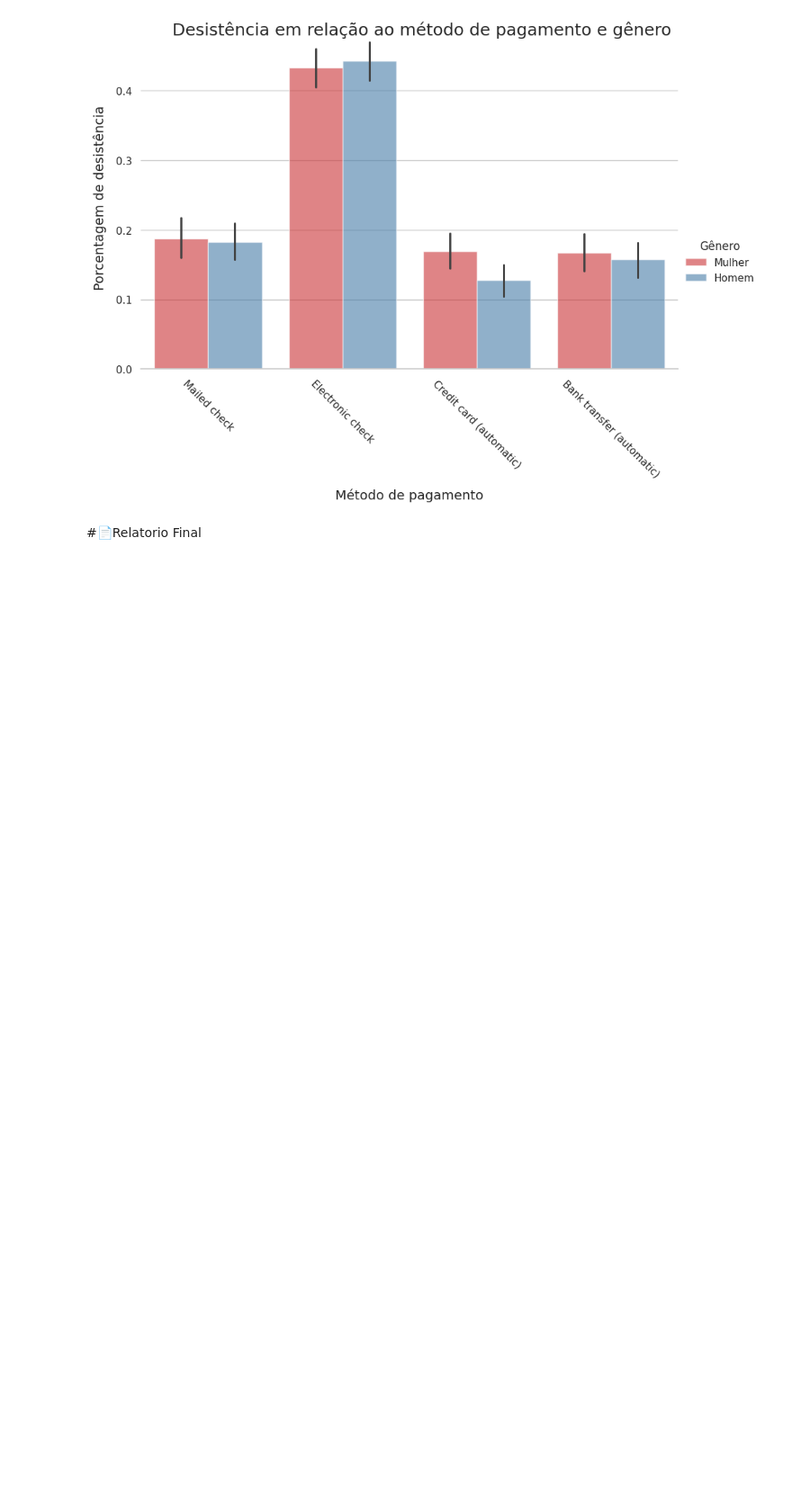
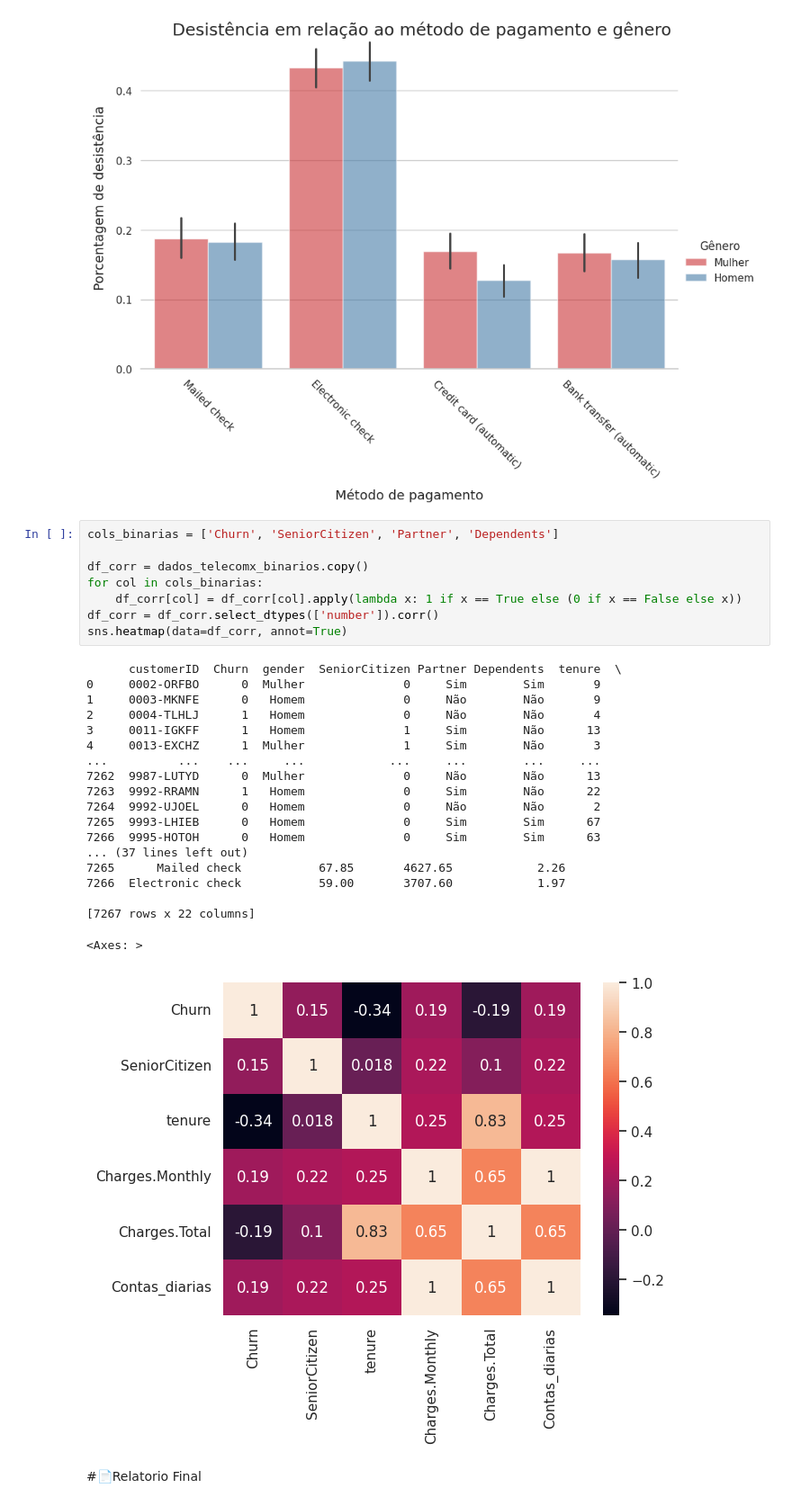
Before and after one commit to GuilhermeFernandez/AluraStore, a Jupyter notebook: TelecomX_BR.ipynb, the cells around one changed output. Shown at 90% size. Saved outputs shown, nothing was run; the diff lists cells and outputs as text; blank space fills up the shorter version.

Commit message:
Adicionado corr() com variáveis binárias

```diff
--- a/TelecomX_BR.ipynb
+++ b/TelecomX_BR.ipynb
@@ -246,6 +242,34 @@ p.despine(left=True)
 plt.show()
 # %% [output]
 [figure]
+# %%
+cols_binarias = ['Churn', 'SeniorCitizen', 'Partner', 'Dependents']
+
+df_corr = dados_telecomx_binarios.copy()
+for col in cols_binarias:
+    df_corr[col] = df_corr[col].apply(lambda x: 1 if x == True else (0 if x == False else x))
+df_corr = df_corr.select_dtypes(['number']).corr()
+sns.heatmap(data=df_corr, annot=True)
+# %% [output]
+      customerID  Churn  gender  SeniorCitizen Partner Dependents  tenure  \
+0     0002-ORFBO      0  Mulher              0     Sim        Sim       9
+1     0003-MKNFE      0   Homem              0     Não        Não       9
+2     0004-TLHLJ      1   Homem              0     Não        Não       4
+3     0011-IGKFF      1   Homem              1     Sim        Não      13
+4     0013-EXCHZ      1  Mulher              1     Sim        Não       3
+...          ...    ...     ...            ...     ...        ...     ...
+7262  9987-LUTYD      0  Mulher              0     Não        Não      13
+7263  9992-RRAMN      1   Homem              0     Sim        Não      22
+7264  9992-UJOEL      0   Homem              0     Não        Não       2
+7265  9993-LHIEB      0   Homem              0     Sim        Sim      67
+7266  9995-HOTOH      0   Homem              0     Sim        Sim      63
+... (37 lines left out)
+7265      Mailed check           67.85       4627.65            2.26
+7266  Electronic check           59.00       3707.60            1.97
+
+[7267 rows x 22 columns]
+<Axes: >
+[figure, added]
 # %% [markdown]
 #📄Relatorio Final
 # %% [markdown]
```
Also changed, not shown: parts of 2 cells of this notebook.
